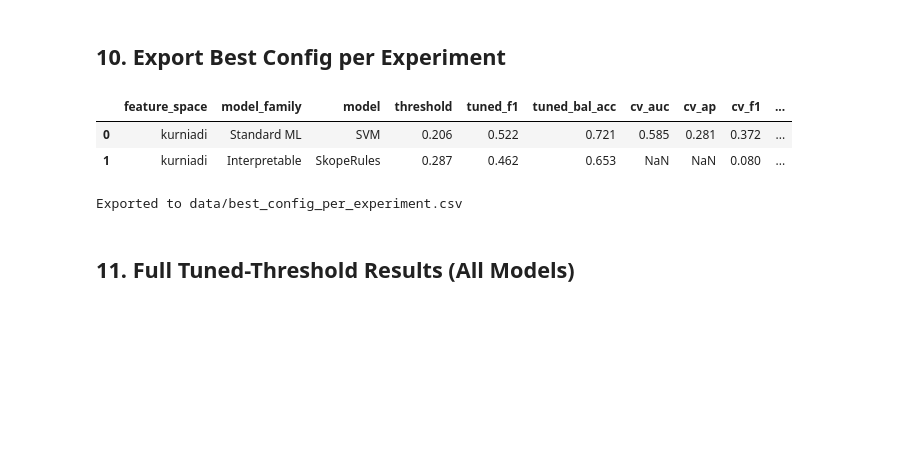
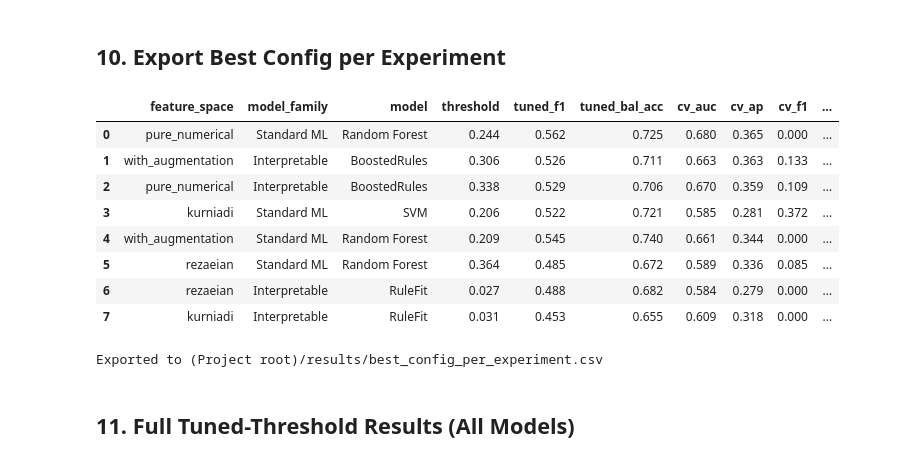
Before and after one commit to AlexandrosMiteloudis/DAMA_Hackathon, a Jupyter notebook: notebooks/final_experiments.ipynb, the cells around one changed output. Drawn from its saved outputs; the diff is of its cells as text; code cells hidden in the pictures; blank space fills up the shorter version.

Commit message:
chore: Update readme and notebook of experiments

```diff
--- a/notebooks/final_experiments.ipynb
+++ b/notebooks/final_experiments.ipynb
@@ -72,13 +74,13 @@ Each approach defines a different feature space. The 90/10 stratified train/test
 # Each experiment = (feature-space approach, dict of models to try)
 EXPERIMENTS = [
     ("with_augmentation",  SKLEARN_MODELS_SEARCH_SPACE),
-    # ("with_augmentation",  INTERPRETABLE_MODELS_SEARCH_SPACE),
+    ("with_augmentation",  INTERPRETABLE_MODELS_SEARCH_SPACE),
     ("pure_numerical",     SKLEARN_MODELS_SEARCH_SPACE),
-    # ("pure_numerical",     INTERPRETABLE_MODELS_SEARCH_SPACE),
+    ("pure_numerical",     INTERPRETABLE_MODELS_SEARCH_SPACE),
     ("rezaeian",           SKLEARN_MODELS_SEARCH_SPACE),
-    # ("rezaeian",     INTERPRETABLE_MODELS_SEARCH_SPACE),
+    ("rezaeian",     INTERPRETABLE_MODELS_SEARCH_SPACE),
     ("kurniadi",           SKLEARN_MODELS_SEARCH_SPACE),
-    # ("kurniadi",     INTERPRETABLE_MODELS_SEARCH_SPACE),
+    ("kurniadi",     INTERPRETABLE_MODELS_SEARCH_SPACE),
 ]
 # %% [markdown]
 ## 4. Define Scoring & Helper Functions
@@ -251,7 +290,7 @@ KeyboardInterrupt:
 # %% [markdown]
 ## 6. Confusion Matrices (Default Threshold = 0.5)
 # %%
-for r in results:
-    preds = r['grid'].predict(r['X_test'])
-    title = f"{r['feature_space']} / {r['model_family']} / {r['model']}  (AUC={r['test_auc']:.3f} F1={r['test_f1']:.3f})"
-    plot_confusion_matrix(r['y_test'], preds, title=title)
+# for r in results:
+#     preds = r['grid'].predict(r['X_test'])
+#     title = f"{r['feature_space']} / {r['model_family']} / {r['model']}  (AUC={r['test_auc']:.3f} F1={r['test_f1']:.3f})"
+#     plot_confusion_matrix(r['y_test'], preds, title=title)
@@ -314,9 +479,9 @@ df_tuned
 # %%
-# Confusion matrices with the PR-tuned threshold
-for r, row in zip(results, tuned_rows):
-    preds = (r['proba'] >= row['pr_threshold']).astype(int)
-    title = (
-        f"{r['feature_space']} / {r['model']}  "
-        f"(PR thr={row['pr_threshold']:.3f}, F1={row['pr_f1']:.3f} BalAcc={row['pr_bal_acc']:.3f})"
-    )
-    plot_confusion_matrix(r['y_test'], preds, title=title)
+# # Confusion matrices with the PR-tuned threshold
+# for r, row in zip(results, tuned_rows):
+#     preds = (r['proba'] >= row['pr_threshold']).astype(int)
+#     title = (
+#         f"{r['feature_space']} / {r['model']}  "
+#         f"(PR thr={row['pr_threshold']:.3f}, F1={row['pr_f1']:.3f} BalAcc={row['pr_bal_acc']:.3f})"
+#     )
+#     plot_confusion_matrix(r['y_test'], preds, title=title)
@@ -379,38 +543,44 @@ df_results.sort_values('test_auc', ascending=False)[
 # Best config per experiment = best model within each (feature_space, model_family) combo
 best_per_experiment = df_results.loc[
     df_results.groupby(['feature_space', 'model_family'])['test_auc'].idxmax()
 ].sort_values('test_auc', ascending=False)
 
 # Merge PR-tuned threshold and metrics from df_tuned
 best_export = best_per_experiment.merge(
     df_tuned[['feature_space', 'model_family', 'model',
               'pr_threshold', 'pr_f1', 'pr_bal_acc']],
     on=['feature_space', 'model_family', 'model'],
     how='left',
 )
 
 # Use default threshold (0.5) when PR threshold is missing/NaN
 best_export['threshold'] = best_export['pr_threshold'].fillna(0.5)
 best_export['tuned_f1'] = best_export['pr_f1'].fillna(best_export['test_f1'])
 best_export['tuned_bal_acc'] = best_export['pr_bal_acc'].fillna(best_export['test_bal_acc'])
 best_export = best_export.drop(columns=['pr_threshold', 'pr_f1', 'pr_bal_acc'])
 
 display(best_export[[
     'feature_space', 'model_family', 'model',
     'threshold', 'tuned_f1', 'tuned_bal_acc',
     'cv_auc', 'cv_ap', 'cv_f1', 'cv_bal_acc',
     'test_auc', 'test_ap', 'test_f1', 'test_bal_acc',
     'best_params',
 ]].round(3))
 
 # Export to CSV
-best_export.to_csv('../data/best_config_per_experiment.csv', index=False)
-print("Exported to data/best_config_per_experiment.csv")
+best_export.to_csv('../results/best_config_per_experiment.csv', index=False)
+print("Exported to (Project root)/results/best_config_per_experiment.csv")
 # %% [output]
 |  | feature_space | model_family | model | threshold | tuned_f1 | tuned_bal_acc | cv_auc | cv_ap | cv_f1 | ... |
-| 0 | kurniadi | Standard ML | SVM | 0.206 | 0.522 | 0.721 | 0.585 | 0.281 | 0.372 | ... |
-| 1 | kurniadi | Interpretable | SkopeRules | 0.287 | 0.462 | 0.653 | NaN | NaN | 0.080 | ... |
+| 0 | pure_numerical | Standard ML | Random Forest | 0.244 | 0.562 | 0.725 | 0.680 | 0.365 | 0.000 | ... |
+| 1 | with_augmentation | Interpretable | BoostedRules | 0.306 | 0.526 | 0.711 | 0.663 | 0.363 | 0.133 | ... |
+| 2 | pure_numerical | Interpretable | BoostedRules | 0.338 | 0.529 | 0.706 | 0.670 | 0.359 | 0.109 | ... |
+| 3 | kurniadi | Standard ML | SVM | 0.206 | 0.522 | 0.721 | 0.585 | 0.281 | 0.372 | ... |
+| 4 | with_augmentation | Standard ML | Random Forest | 0.209 | 0.545 | 0.740 | 0.661 | 0.344 | 0.000 | ... |
+| 5 | rezaeian | Standard ML | Random Forest | 0.364 | 0.485 | 0.672 | 0.589 | 0.336 | 0.085 | ... |
+| 6 | rezaeian | Interpretable | RuleFit | 0.027 | 0.488 | 0.682 | 0.584 | 0.279 | 0.000 | ... |
+| 7 | kurniadi | Interpretable | RuleFit | 0.031 | 0.453 | 0.655 | 0.609 | 0.318 | 0.000 | ... |
-Exported to data/best_config_per_experiment.csv
+Exported to (Project root)/results/best_config_per_experiment.csv
 # %% [markdown]
 ## 11. Full Tuned-Threshold Results (All Models)
 # %%
```
Also changed, not shown: parts of 14 cells of this notebook, 1 other file.
